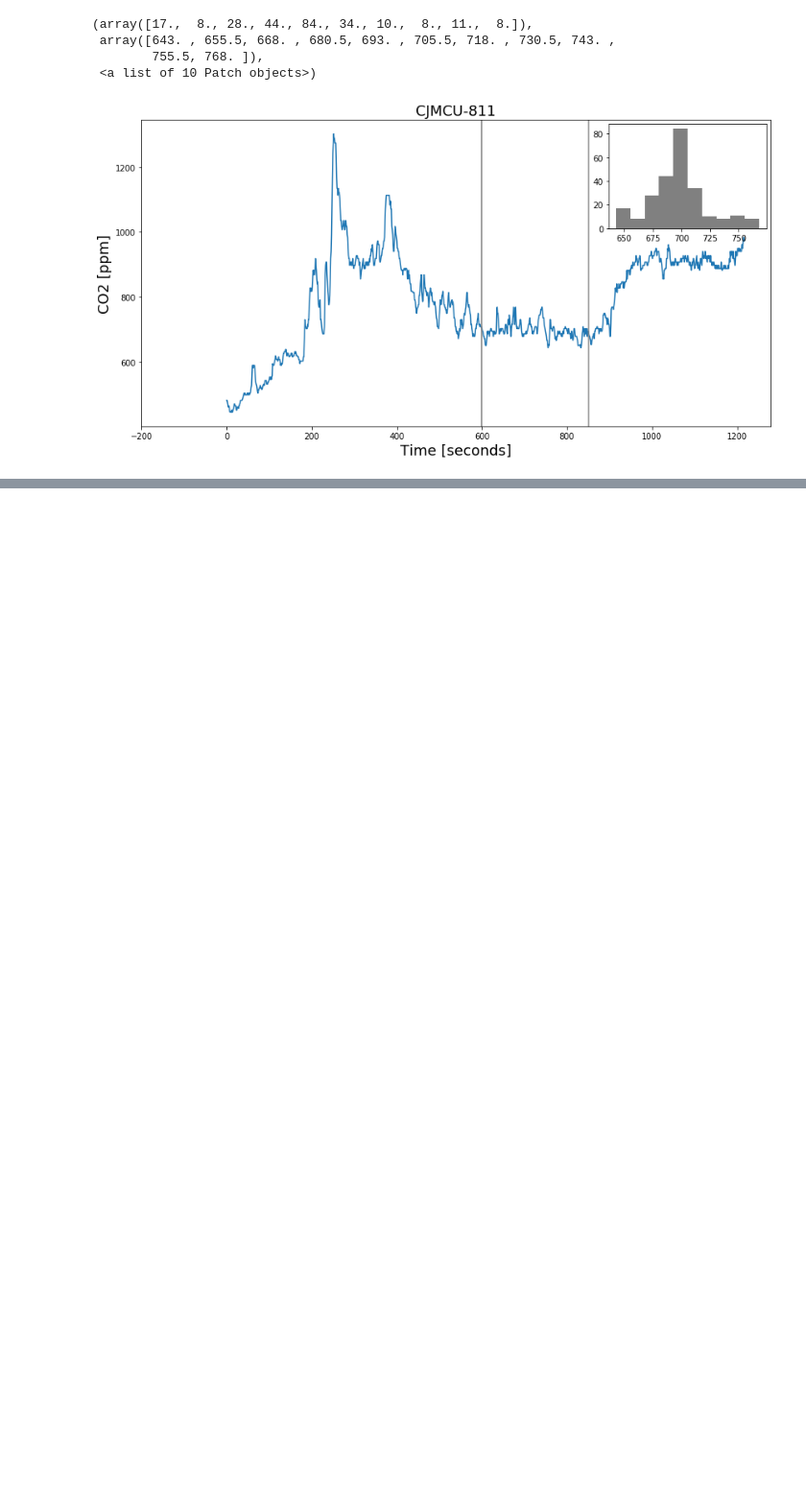
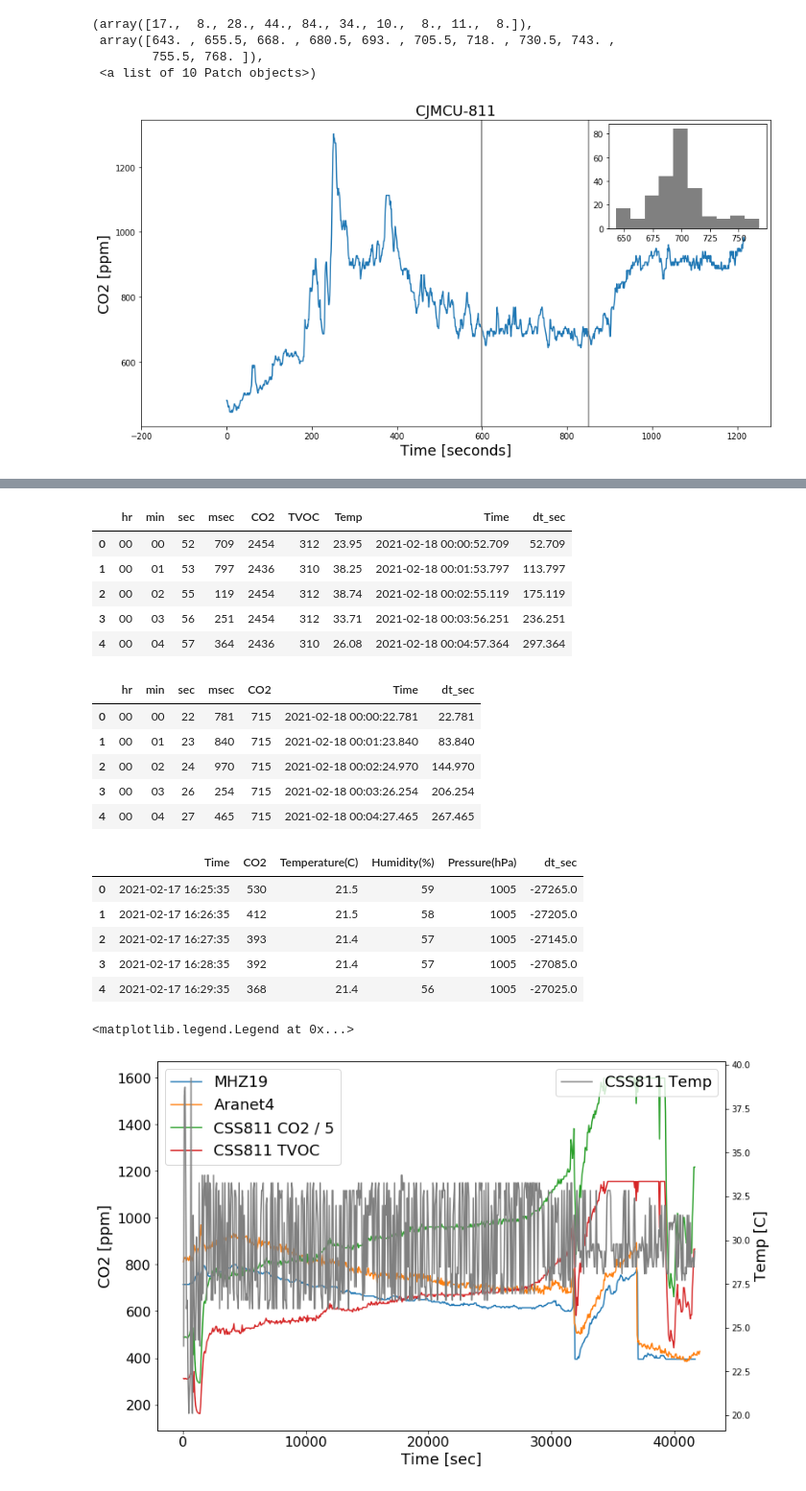
Before and after one commit to fforster/co2covid_chile, a Jupyter notebook: CO2_monitor_comparison.ipynb, the cells around one changed output, grey strips where cells are left out. Shown at 96% size. Cells and saved outputs as stored; diff of their text form; code cells hidden in the pictures; blank space fills up the shorter version.

```diff
--- a/CO2_monitor_comparison.ipynb
+++ b/CO2_monitor_comparison.ipynb
@@ -141,0 +324,50 @@ inset.hist(df3.loc[(df3.Time > tmin) & (df3.Time < tmax)]["CO2"], color='gray')
+# %%
+t0 = pd.to_datetime("2021-02-18 00:00:00")
+tmax = pd.to_datetime("2021-02-18 10:30:00")
+df_css811 = read_css811("data/20210218_mhz19+css811.txt", t0)
+display(df_css811.head())
+df_mhz19 = read_mhz19b("data/20210218_mhz19+css811.txt", t0)
+display(df_mhz19.head())
+df_aranet = read_aranet("data/Aranet4 00A0F_2021-02-18T11_42_35.csv", t0)
+display(df_aranet.head())
+fig, ax = plt.subplots(figsize=(12, 8))
+mask = (df_mhz19.Time > t0) #& (df_mhz19.Time < tmax)
+ax.plot(df_mhz19.loc[mask].dt_sec, df_mhz19.loc[mask].CO2, label="MHZ19")
+mask = (df_aranet.Time > t0) #& (df_aranet.Time < tmax)
+ax.plot(df_aranet.loc[mask].dt_sec, df_aranet.loc[mask].CO2, label="Aranet4")
+mask = (df_css811.Time > t0) #& (df_css811.Time < tmax)
+#ax.plot(df_css811.loc[mask].dt_sec, (df_css811.loc[mask].CO2**0.68)*2 + 200, label="CSS811^")
+ax.plot(df_css811.loc[mask].dt_sec, df_css811.loc[mask].CO2 / 5, label="CSS811 CO2 / 5")
+ax.plot(df_css811.loc[mask].dt_sec, df_css811.loc[mask].TVOC, label="CSS811 TVOC")
+#ax.plot(df_css811.loc[mask].dt_sec, df_css811.loc[mask].CO2, label="CSS811")
+ax.set_xlabel("Time [sec]", fontsize=18)
+ax.set_ylabel("CO2 [ppm]", fontsize=18)
+#ax.set_yscale("log")
+plt.xticks(fontsize=16)
+plt.yticks(fontsize=16)
+plt.legend(fontsize=18)
+ax2 = ax.twinx()
+ax2.plot(df_css811.loc[mask].dt_sec, df_css811.loc[mask].Temp, label="CSS811 Temp", c='gray')
+ax2.set_ylabel("Temp [C]", fontsize=18)
+plt.legend(fontsize=18)
+# %% [output]
+|  | hr | min | sec | msec | CO2 | TVOC | Temp | Time | dt_sec |
+| 0 | 00 | 00 | 52 | 709 | 2454 | 312 | 23.95 | 2021-02-18 00:00:52.709 | 52.709 |
+| 1 | 00 | 01 | 53 | 797 | 2436 | 310 | 38.25 | 2021-02-18 00:01:53.797 | 113.797 |
+| 2 | 00 | 02 | 55 | 119 | 2454 | 312 | 38.74 | 2021-02-18 00:02:55.119 | 175.119 |
+| 3 | 00 | 03 | 56 | 251 | 2454 | 312 | 33.71 | 2021-02-18 00:03:56.251 | 236.251 |
+| 4 | 00 | 04 | 57 | 364 | 2436 | 310 | 26.08 | 2021-02-18 00:04:57.364 | 297.364 |
+|  | hr | min | sec | msec | CO2 | Time | dt_sec |
+| 0 | 00 | 00 | 22 | 781 | 715 | 2021-02-18 00:00:22.781 | 22.781 |
+| 1 | 00 | 01 | 23 | 840 | 715 | 2021-02-18 00:01:23.840 | 83.840 |
+| 2 | 00 | 02 | 24 | 970 | 715 | 2021-02-18 00:02:24.970 | 144.970 |
+| 3 | 00 | 03 | 26 | 254 | 715 | 2021-02-18 00:03:26.254 | 206.254 |
+| 4 | 00 | 04 | 27 | 465 | 715 | 2021-02-18 00:04:27.465 | 267.465 |
+|  | Time | CO2 | Temperature(C) | Humidity(%) | Pressure(hPa) | dt_sec |
+| 0 | 2021-02-17 16:25:35 | 530 | 21.5 | 59 | 1005 | -27265.0 |
+| 1 | 2021-02-17 16:26:35 | 412 | 21.5 | 58 | 1005 | -27205.0 |
+| 2 | 2021-02-17 16:27:35 | 393 | 21.4 | 57 | 1005 | -27145.0 |
+| 3 | 2021-02-17 16:28:35 | 392 | 21.4 | 57 | 1005 | -27085.0 |
+| 4 | 2021-02-17 16:29:35 | 368 | 21.4 | 56 | 1005 | -27025.0 |
+<matplotlib.legend.Legend at 0x...>
+[figure, added]
```
Also changed, not shown: parts of 20 cells of this notebook, 1 other file.
